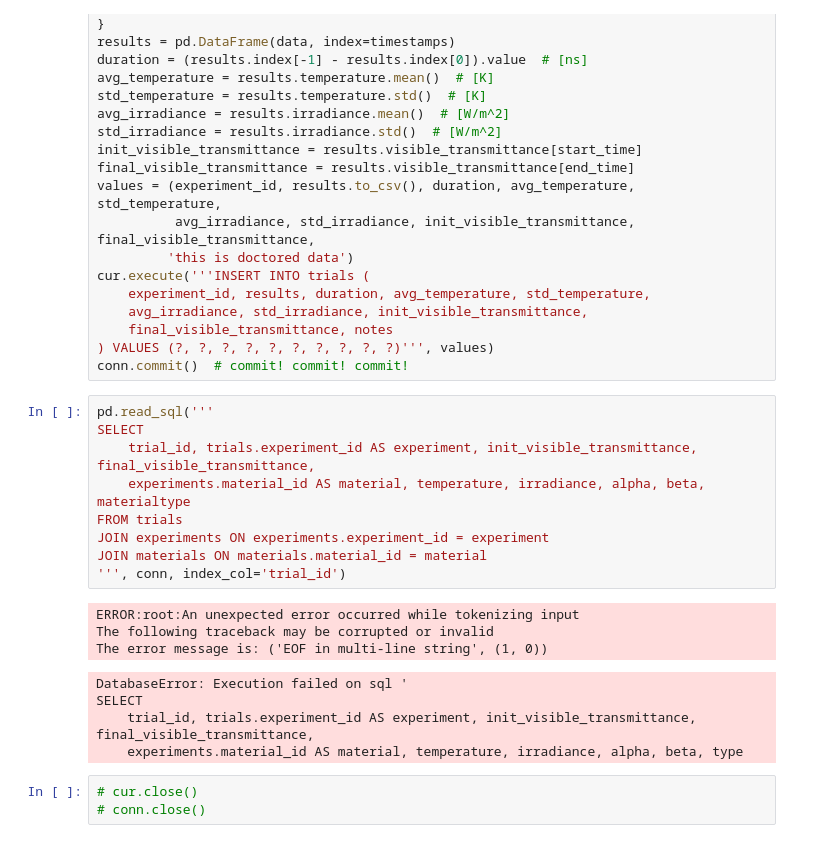
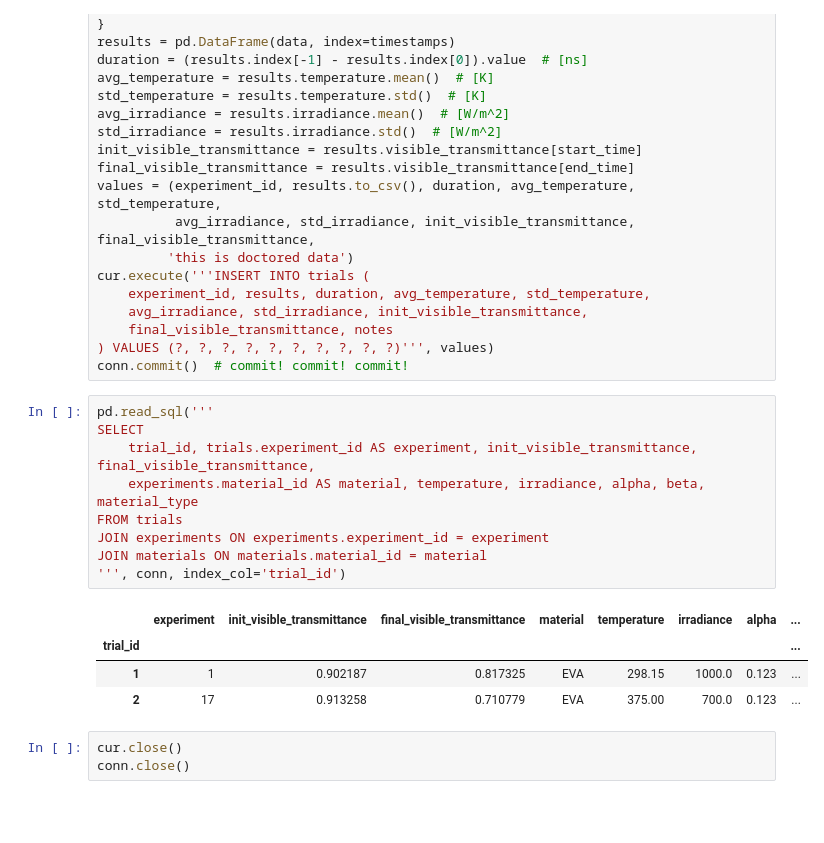
Before and after one commit to thehackerwithin/berkeley, a Jupyter notebook: code_examples/SQL/SQL_Tutorial-0.ipynb, the cells around one changed output. Drawn from its saved outputs; the diff is of its cells as text; blank space fills up the shorter version.

```diff
--- a/code_examples/SQL/SQL_Tutorial-0.ipynb
+++ b/code_examples/SQL/SQL_Tutorial-0.ipynb
@@ -431,20 +431,17 @@ conn.commit()  # commit! commit! commit!
 # %%
 pd.read_sql('''
 SELECT
     trial_id, trials.experiment_id AS experiment, init_visible_transmittance, final_visible_transmittance,
-    experiments.material_id AS material, temperature, irradiance, alpha, beta, materialtype
+    experiments.material_id AS material, temperature, irradiance, alpha, beta, material_type
 FROM trials
 JOIN experiments ON experiments.experiment_id = experiment
 JOIN materials ON materials.material_id = material
 ''', conn, index_col='trial_id')
 # %% [output]
-ERROR:root:An unexpected error occurred while tokenizing input
-The following traceback may be corrupted or invalid
-The error message is: ('EOF in multi-line string', (1, 0))
-DatabaseError: Execution failed on sql '
-SELECT
-    trial_id, trials.experiment_id AS experiment, init_visible_transmittance, final_visible_transmittance,
-    experiments.material_id AS material, temperature, irradiance, alpha, beta, type
+|  | experiment | init_visible_transmittance | final_visible_transmittance | material | temperature | irradiance | alpha | ... |
+| trial_id |  |  |  |  |  |  |  | ... |
+| 1 | 1 | 0.902187 | 0.817325 | EVA | 298.15 | 1000.0 | 0.123 | ... |
+| 2 | 17 | 0.913258 | 0.710779 | EVA | 375.00 | 700.0 | 0.123 | ... |
 # %%
-# cur.close()
-# conn.close()
+cur.close()
+conn.close()
```
Also changed, not shown: parts of 2 cells of this notebook.
